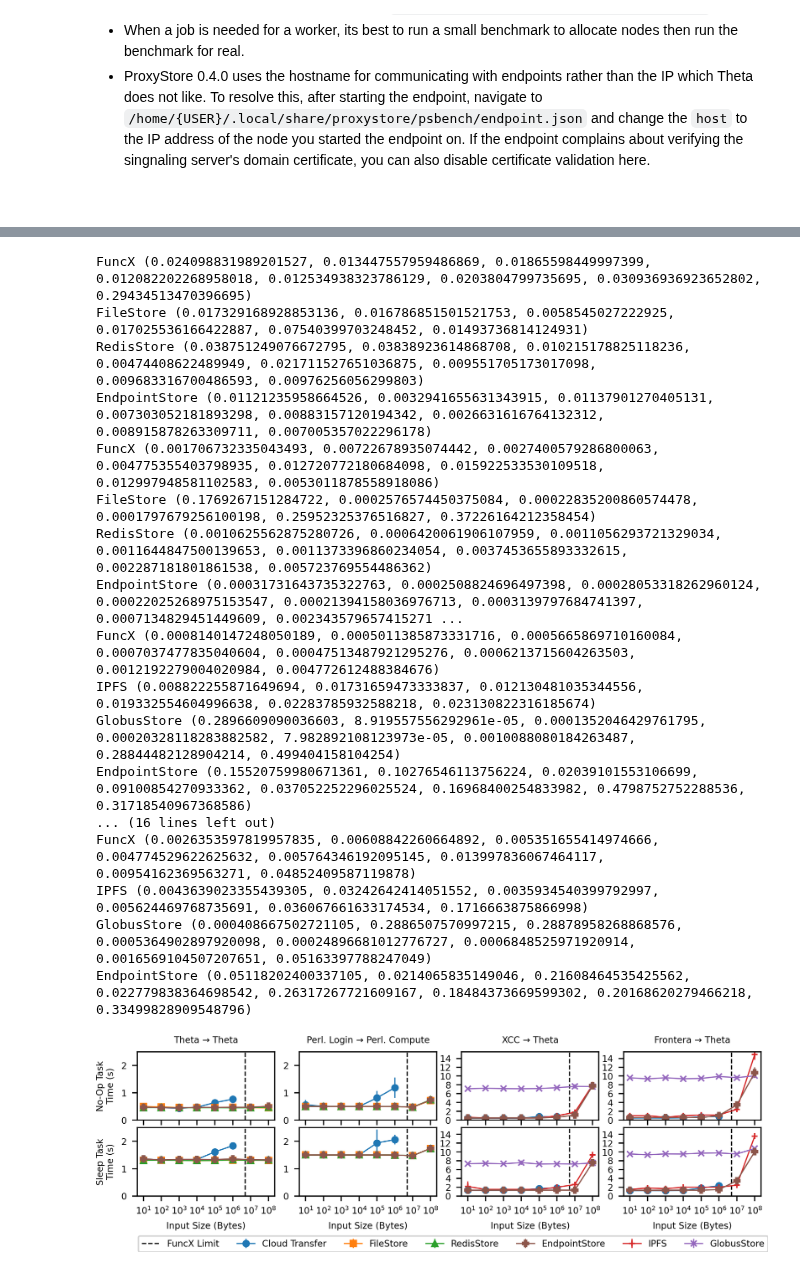
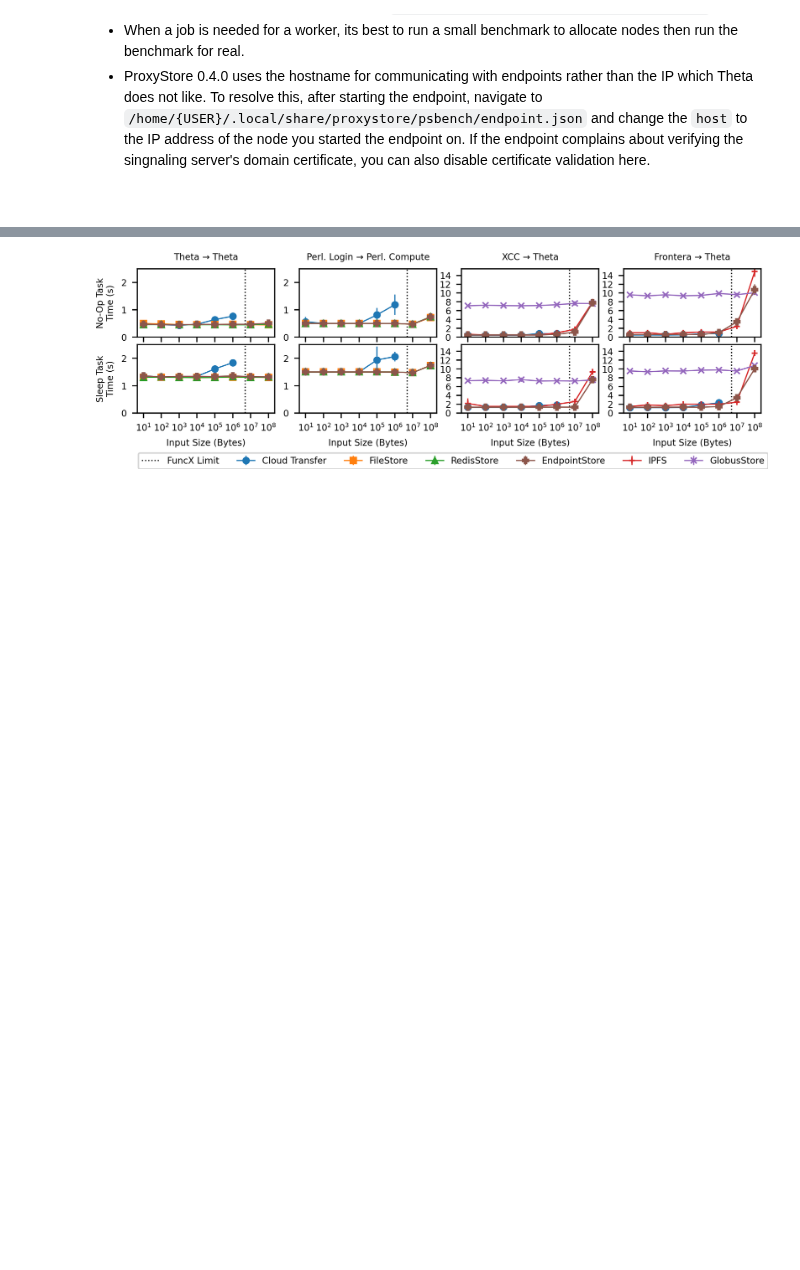
Before and after one commit to proxystore/sc23-evaluation, a Jupyter notebook: 0-proxystore-with-faas.ipynb, the cells around one changed output, grey strips where cells are left out. Cells and saved outputs as stored; diff of their text form; code cells hidden in the pictures; blank space fills up the shorter version.

```diff
--- a/0-proxystore-with-faas.ipynb
+++ b/0-proxystore-with-faas.ipynb
@@ -192,7 +192,7 @@ legend_handles = {}  # backend (str): axs handle
 for i in range(rows):
     for j in range(cols):
         ax = axs[i, j]
-        ax.axvline(5e6, color='black', linestyle='--', label='FuncX Limit')
+        ax.axvline(5e6, color='black', linestyle=':', label='FuncX Limit')
 
         data = extracted_data[i][j]
         for backend in backends:
@@ -218,48 +218,31 @@ for i in range(rows):
 axs[1, 0].set_xlabel('Input Size (Bytes)')
 axs[1, 1].set_xlabel('Input Size (Bytes)')
 axs[1, 2].set_xlabel('Input Size (Bytes)')
 axs[1, 3].set_xlabel('Input Size (Bytes)')
 axs[0, 0].set_ylabel('No-Op Task\nTime (s)')
 axs[1, 0].set_ylabel('Sleep Task\nTime (s)')
 axs[0, 0].set_title('Theta → Theta')
 axs[0, 1].set_title('Perl. Login → Perl. Compute')
 axs[0, 2].set_title('XCC → Theta')
 axs[0, 3].set_title('Frontera → Theta')
 
 axs[1, 0].legend(legend_handles.values(), legend_handles.keys(), loc='upper center', bbox_to_anchor=(2.3, -0.52), ncol=7)
 
 # Restrict y axis range
 for yi in (0, 1):
     for xi in (0, 1, 2, 3):
         axs[yi, xi].set_ylim([0, 2.5 if xi < 2 else 15.5])
         axs[yi, xi].set_ylim([0, 2.5 if xi < 2 else 15.5])
 
 # Restrict y labels to integers
 for yi in (0, 1):
     for xi in (0, 1, 2, 3):
         axs[yi, xi].get_yaxis().set_major_locator(mticker.MaxNLocator(integer=True))
 
 #fig.tight_layout() #h_pad=0.5, w_pad=0.75)
 plt.subplots_adjust(wspace=0.18, hspace=0.11)
 
 fig.set_size_inches(7.5, 1.75)
 plt.savefig('figures/funcx-roundtrip-task-times.pdf', pad_inches=0.05)
 # %% [output]
-FuncX (0.024098831989201527, 0.013447557959486869, 0.01865598449997399, 0.012082202268958018, 0.012534938323786129, 0.0203804799735695, 0.030936936923652802, 0.29434513470396695)
-FileStore (0.017329168928853136, 0.016786851501521753, 0.0058545027222925, 0.017025536166422887, 0.07540399703248452, 0.01493736814124931)
-RedisStore (0.038751249076672795, 0.03838923614868708, 0.010215178825118236, 0.00474408622489949, 0.021711527651036875, 0.009551705173017098, 0.009683316700486593, 0.00976256056299803)
-EndpointStore (0.01121235958664526, 0.0032941655631343915, 0.01137901270405131, 0.007303052181893298, 0.00883157120194342, 0.0026631616764132312, 0.008915878263309711, 0.007005357022296178)
-FuncX (0.001706732335043493, 0.00722678935074442, 0.0027400579286800063, 0.004775355403798935, 0.012720772180684098, 0.015922533530109518, 0.012997948581102583, 0.0053011878558918086)
-FileStore (0.1769267151284722, 0.0002576574450375084, 0.00022835200860574478, 0.0001797679256100198, 0.25952325376516827, 0.37226164212358454)
-RedisStore (0.0010625562875280726, 0.0006420061906107959, 0.0011056293721329034, 0.0011644847500139653, 0.0011373396860234054, 0.0037453655893332615, 0.002287181801861538, 0.005723769554486362)
-EndpointStore (0.00031731643735322763, 0.0002508824696497398, 0.00028053318262960124, 0.00022025268975153547, 0.00021394158036976713, 0.0003139797684741397, 0.0007134829451449609, 0.002343579657415271 ...
-FuncX (0.0008140147248050189, 0.0005011385873331716, 0.0005665869710160084, 0.0007037477835040604, 0.00047513487921295276, 0.0006213715604263503, 0.0012192279004020984, 0.004772612488384676)
-IPFS (0.008822255871649694, 0.01731659473333837, 0.012130481035344556, 0.019332554604996638, 0.02283785932588218, 0.023130822316185674)
-GlobusStore (0.2896609090036603, 8.919557556292961e-05, 0.0001352046429761795, 0.00020328118283882582, 7.982892108123973e-05, 0.0010088080184263487, 0.28844482128904214, 0.499404158104254)
-EndpointStore (0.15520759980671361, 0.10276546113756224, 0.02039101553106699, 0.09100854270933362, 0.037052252296025524, 0.16968400254833982, 0.4798752752288536, 0.31718540967368586)
-... (16 lines left out)
-FuncX (0.0026353597819957835, 0.00608842260664892, 0.005351655414974666, 0.004774529622625632, 0.005764346192095145, 0.013997836067464117, 0.00954162369563271, 0.04852409587119878)
-IPFS (0.0043639023355439305, 0.03242642414051552, 0.0035934540399792997, 0.005624469768735691, 0.036067661633174534, 0.1716663875866998)
-GlobusStore (0.000408667502721105, 0.2886507570997215, 0.28878958268868576, 0.0005364902897920098, 0.00024896681012776727, 0.0006848525971920914, 0.0016569104507207651, 0.05163397788247049)
-EndpointStore (0.05118202400337105, 0.0214065835149046, 0.21608464535425562, 0.022779838364698542, 0.26317267721609167, 0.18484373669599302, 0.20168620279466218, 0.33499828909548796)
-[figure, old version]
+[figure, new version]
```
Also changed, not shown: 9 other files.
